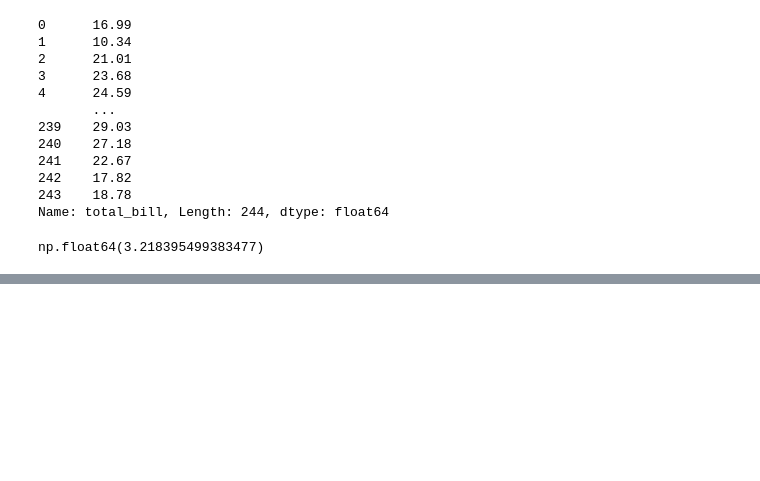
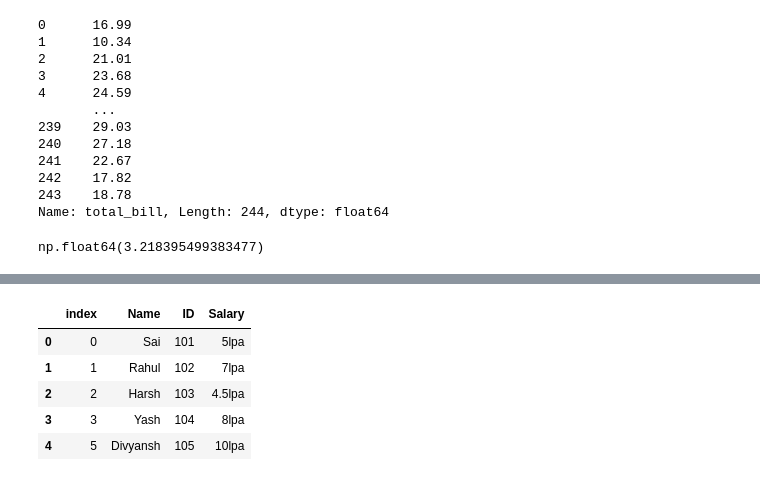
Before and after one commit to Amandeep006/QSPIDER-, a Jupyter notebook: pylab/pan.ipynb, the cells around one changed output, grey strips where cells are left out. Drawn from its saved outputs; the diff is of its cells as text; code cells hidden in the pictures; blank space fills up the shorter version.

```diff
--- a/pylab/pan.ipynb
+++ b/pylab/pan.ipynb
@@ -341,0 +526,14 @@ np.int64(1309)
+# %%
+# To remove colum from the dataFrame
+# Syntax: var.drop("col_name","axis=1",inplace=True)
+
+# df.drop("level_0",axis=1,inplace=True)
+# df.drop("index",axis=1,inplace=True)
+df
+# %% [output]
+|  | index | Name | ID | Salary |
+| 0 | 0 | Sai | 101 | 5lpa |
+| 1 | 1 | Rahul | 102 | 7lpa |
+| 2 | 2 | Harsh | 103 | 4.5lpa |
+| 3 | 3 | Yash | 104 | 8lpa |
+| 4 | 5 | Divyansh | 105 | 10lpa |
```
Also changed, not shown: parts of 16 cells of this notebook.
